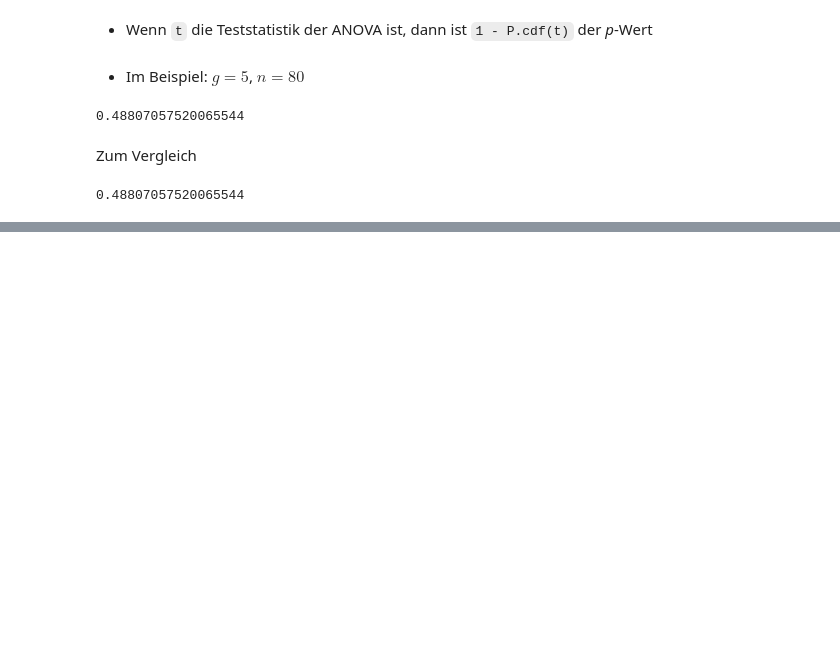
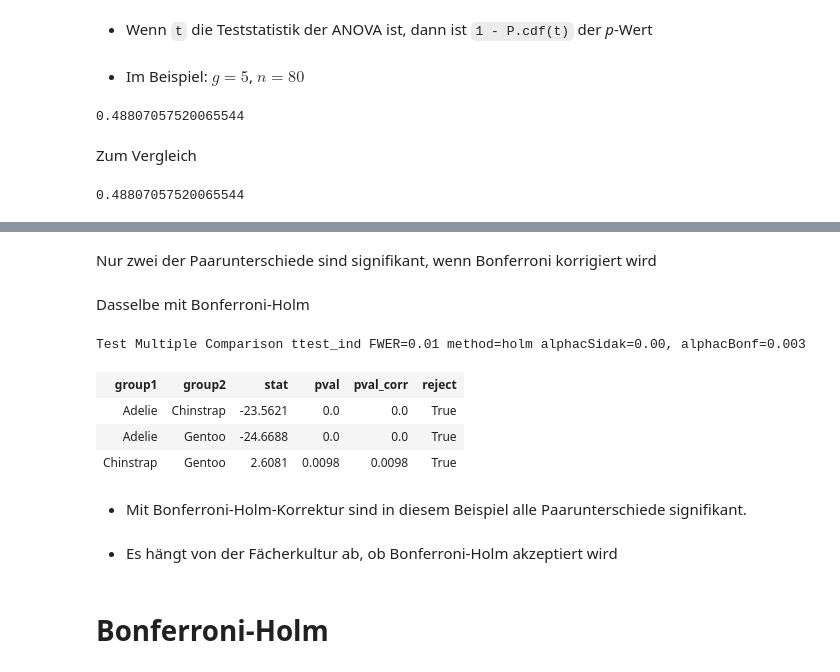
Before and after one commit to Ruediger-Braun/mfb2526, a Jupyter notebook: lektion21.ipynb, the cells around one changed output, grey strips where cells are left out. Saved outputs shown, nothing was run; the diff lists cells and outputs as text; code cells hidden in the pictures; blank space fills up the shorter version.

```diff
--- a/lektion21.ipynb
+++ b/lektion21.ipynb
@@ -272,0 +395,19 @@ res.pvalue
+# %% [markdown]
+Nur zwei der Paarunterschiede sind signifikant, wenn Bonferroni korrigiert wird
+# %% [markdown]
+Dasselbe mit Bonferroni-Holm
+# %%
+res = muc.allpairtest(stats.ttest_ind, alpha=0.01, method='holm')
+res[0]
+# %% [output]
+Test Multiple Comparison ttest_ind FWER=0.01 method=holm alphacSidak=0.00, alphacBonf=0.003
+| group1 | group2 | stat | pval | pval_corr | reject |
+| Adelie | Chinstrap | -23.5621 | 0.0 | 0.0 | True |
+| Adelie | Gentoo | -24.6688 | 0.0 | 0.0 | True |
+| Chinstrap | Gentoo | 2.6081 | 0.0098 | 0.0098 | True |
+# %% [markdown]
+* Mit Bonferroni-Holm-Korrektur sind in diesem Beispiel alle Paarunterschiede signifikant.
+# %% [markdown]
+* Es hängt von der Fächerkultur ab, ob Bonferroni-Holm akzeptiert wird
+# %% [markdown]
+# Bonferroni-Holm
```
Also changed, not shown: parts of 34 cells of this notebook.
